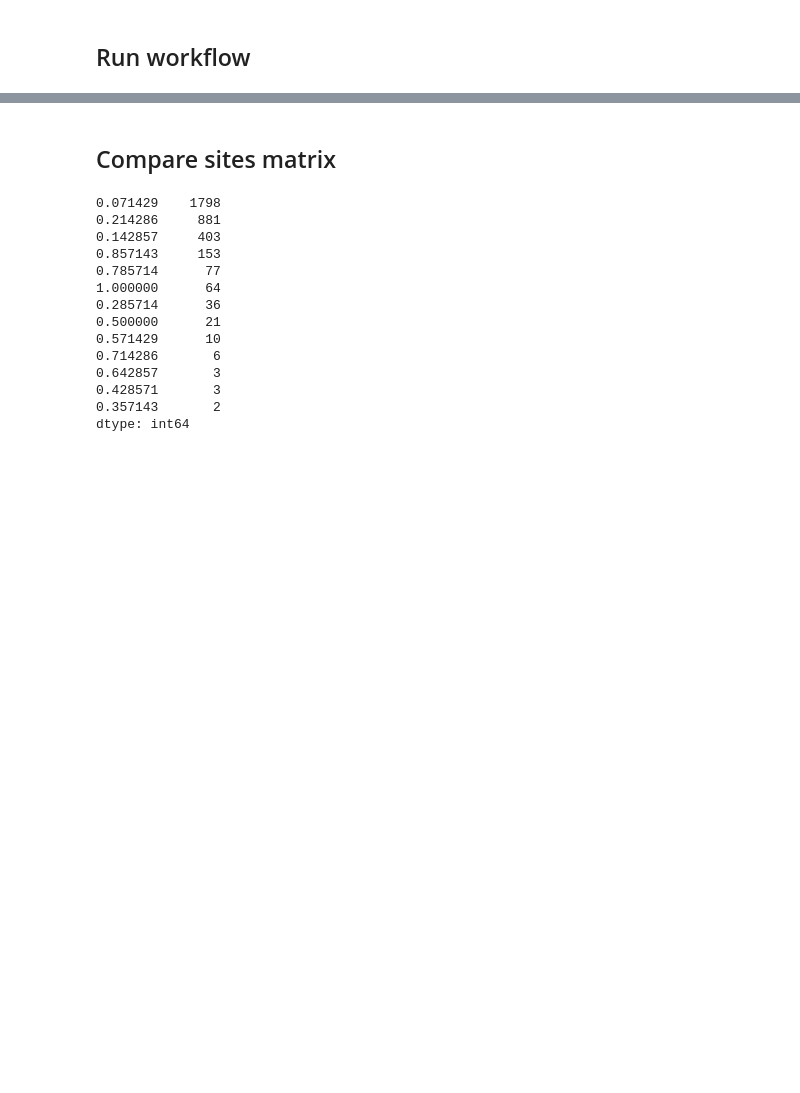
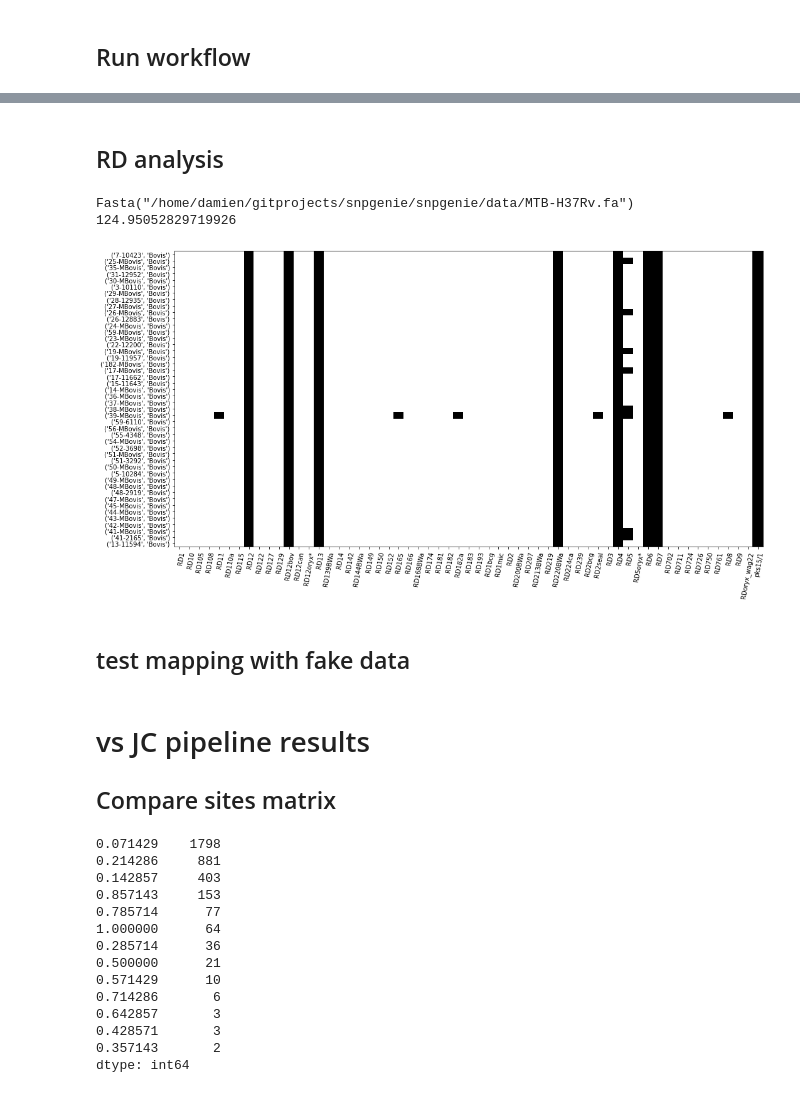
Before and after one commit to dmnfarrell/snipgenie, a Jupyter notebook: notebooks/wicklow.ipynb, the cells around one changed output, grey strips where cells are left out. Drawn from its saved outputs; the diff is of its cells as text; code cells hidden in the pictures; blank space fills up the shorter version.

```diff
--- a/notebooks/wicklow.ipynb
+++ b/notebooks/wicklow.ipynb
@@ -34,7 +22,7 @@ meta
 # %%
 reload(app)
 reload(tools)
-args = {'threads':10, 'outdir': '/storage/btbgenie/wicklow_results', 'labelsep':'_',
+args = {'threads':12, 'outdir': '/storage/btbgenie/wicklow_results', 'labelsep':'_',
         'input':['/storage/btbgenie/JoeROIData/Mbovis/Wicklow/Fastqs_07-01-18/',
                  '/storage/btbgenie/JoeROIData/Mbovis/Wicklow/Fastqs_15-03-19/',
                  '/storage/btbgenie/JoeROIData/Mbovis/Wicklow/Fastqs_09-07-18/'],
@@ -48,0 +72,20 @@ W.run()
+# %% [markdown]
+## RD analysis
+# %%
+from snpgenie import rdiff
+reload(rdiff)
+rdiff.create_rd_index()
+df = W.fastq_table
+res = rdiff.find_regions(df,'/storage/btbgenie/wicklow_rd',threads=12)
+# %% [output]
+Fasta("/home/damien/gitprojects/snpgenie/snpgenie/data/MTB-H37Rv.fa")
+124.95052829719926
+# %%
+X = rdiff.get_matrix(res, cutoff=0.15)
+X['ident'] = X.apply(rdiff.apply_rules,1)
+plotting.heatmap(X.set_index('ident',append=True), cmap='cubehelix',h=8)
+#plt.savefig('rd_wicklow.png')
+# %% [output]
+[figure, added]
+# %% [markdown]
+## test mapping with fake data
@@ -49,4 +108,5 @@ W.run()
 # %% [markdown]
+# vs JC pipeline results
 ## Compare sites matrix
 # %%
 smat = pd.read_csv('/storage/btbgenie/wicklow_results/core.txt',sep=' ',index_col=0)
```
Also changed, not shown: parts of 11 cells of this notebook, 4 other files.
